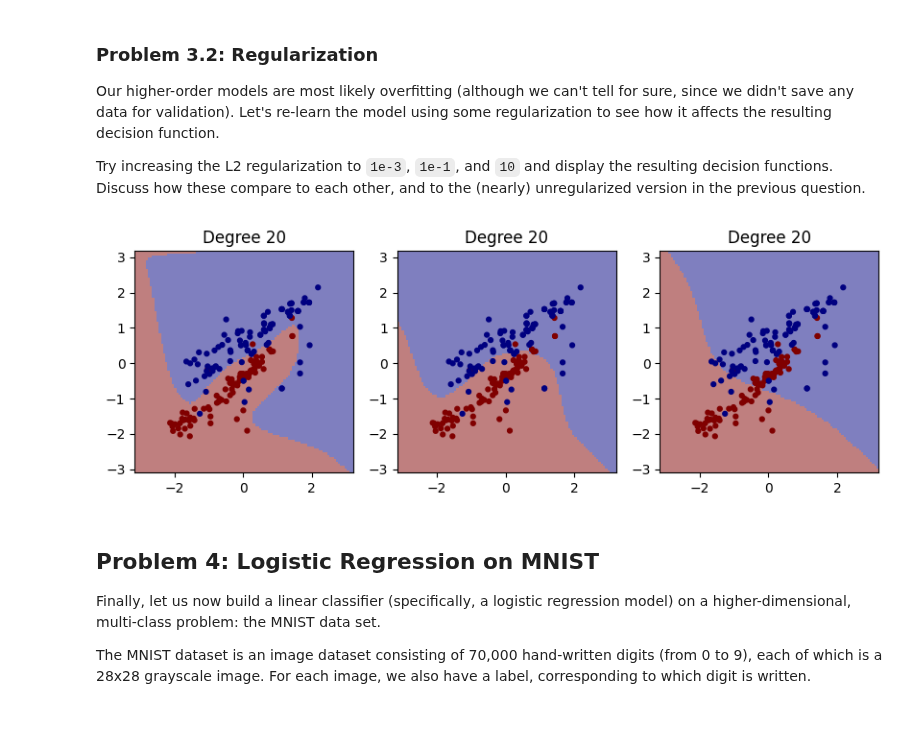
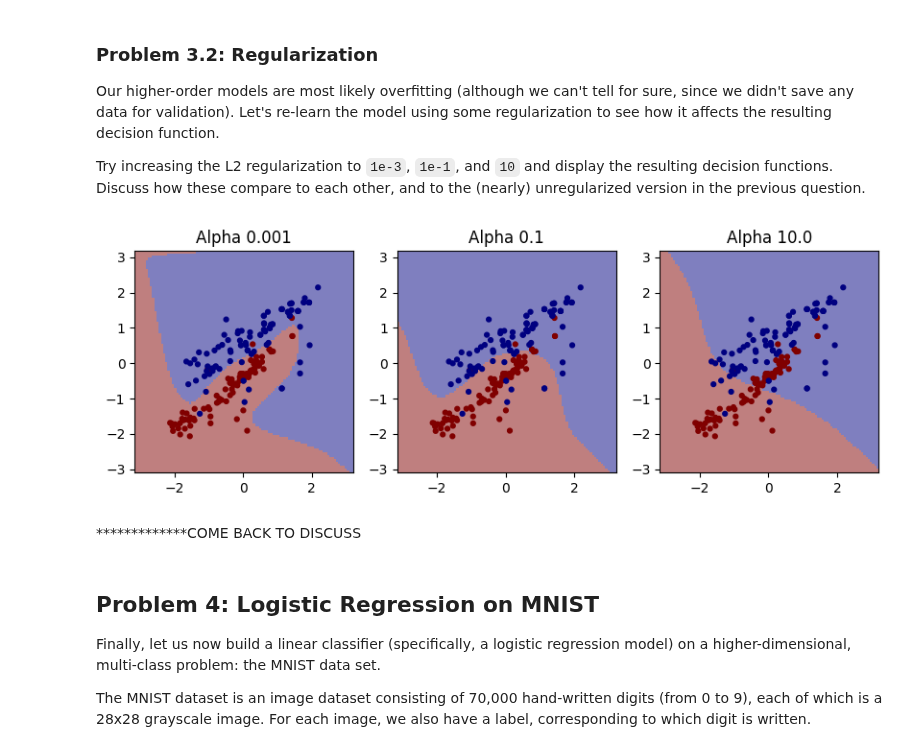
Before and after one commit to SarahAsad23/MachineLearning, a Jupyter notebook: HW3/cs273-hw3.ipynb, the cells around one changed output. Saved outputs shown, nothing was run; the diff lists cells and outputs as text; code cells hidden in the pictures; blank space fills up the shorter version.

```diff
--- a/HW3/cs273-hw3.ipynb
+++ b/HW3/cs273-hw3.ipynb
@@ -369,31 +369,31 @@ Try increasing the L2 regularization to ``1e-3``, ``1e-1``, and ``10`` and displ
 # %%
 from sklearn.pipeline import Pipeline
 np.random.seed(seed)
 
 d = 20
 alphas = [1e-3, 1e-1, 10.]
 figure,axes = plt.subplots(1,3,figsize=(10,3))
 
 for i,alpha in enumerate(alphas):
 
 # Each item in the pipeline is a pair, (name, transform); the end is (name, learner):
     learner = Pipeline( [('poly',PolynomialFeatures(degree=d)),
                          ('scale',StandardScaler()),
                          ('logreg',SGDClassifier(loss='log_loss',
                                                  penalty='l2',alpha=alpha,
                                                  learning_rate='adaptive', eta0=1e-2,
                                                  tol=0.,max_iter=100000,n_iter_no_change=1000))
                         ])
 
     ### YOUR CODE STARTS HERE
 
     # Fit the model
     learner.fit(X, y)
 
     # Display the resulting decision function and training data
     DecisionBoundaryDisplay.from_estimator(learner, X, ax=axes[i], **plot_kwargs)
     axes[i].scatter(X[:, 0], X[:, 1], c=y, edgecolor=None, s=12, cmap='jet')
-    axes[i].set_title(f"Degree {d}")
+    axes[i].set_title(f"Alpha {alpha}")
     ### YOUR CODE ENDS HERE
 # %% [output]
-[figure, old version]
+[figure, new version]
@@ -402,3 +400,5 @@ for i,alpha in enumerate(alphas):
+# %% [markdown]
+*************COME BACK TO DISCUSS
 # %% [markdown]
 ## Problem 4: Logistic Regression on MNIST
 
```
Also changed, not shown: parts of 5 cells of this notebook.
